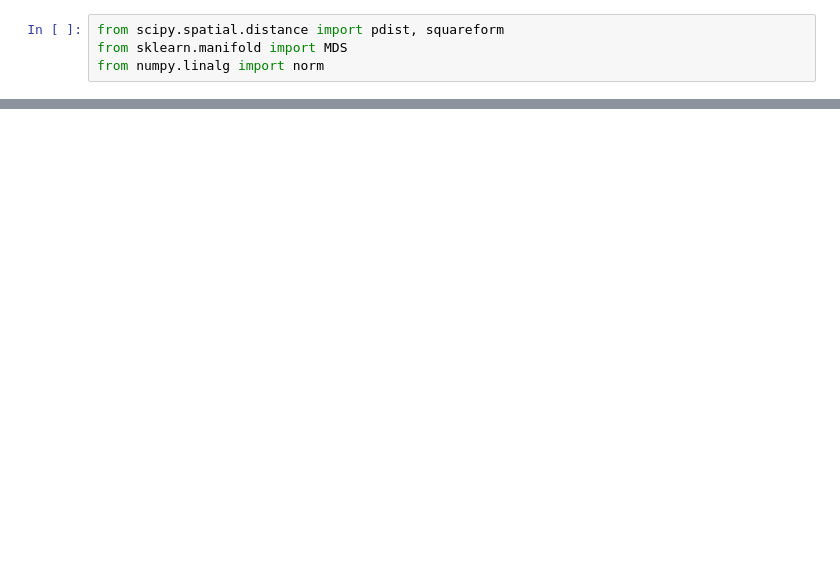
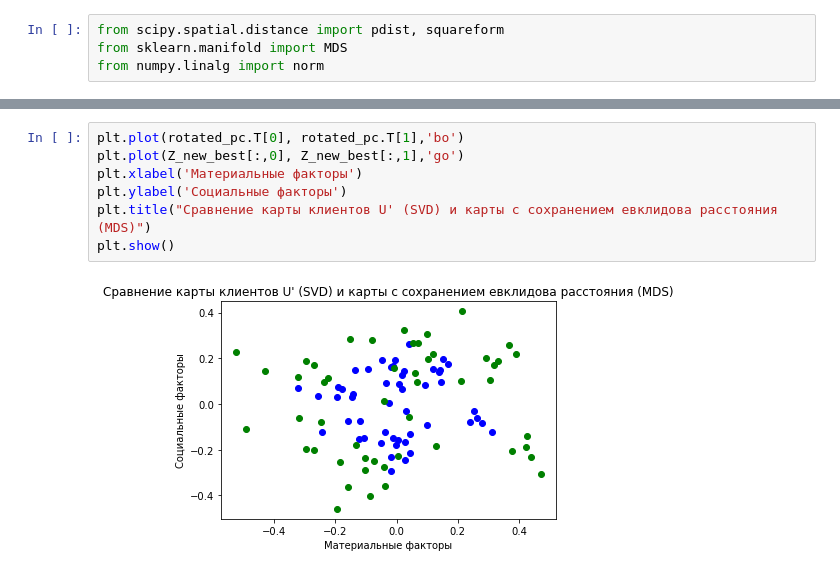
Before and after one commit to zozunin/classic-data-analysis-methods, a Jupyter notebook: DZ2_13.ipynb, the cells around one changed output, grey strips where cells are left out. Cells and saved outputs as stored; diff of their text form; blank space fills up the shorter version.

```diff
--- a/DZ2_13.ipynb
+++ b/DZ2_13.ipynb
@@ -411,3 +425,12 @@ print('Лучшая метрика расстояния для приближе
 Метрика: euclidean, погрешность: 1.22%
 Лучшая метрика расстояния для приближения: euclidean, погрешность: 1.22%
+# %%
+plt.plot(rotated_pc.T[0], rotated_pc.T[1],'bo')
+plt.plot(Z_new_best[:,0], Z_new_best[:,1],'go')
+plt.xlabel('Материальные факторы')
+plt.ylabel('Социальные факторы')
+plt.title("Сравнение карты клиентов U' (SVD) и карты с сохранением евклидова расстояния (MDS)")
+plt.show()
+# %% [output]
+[figure, added]
 # %% [markdown]
```
Also changed, not shown: parts of 5 cells of this notebook.
